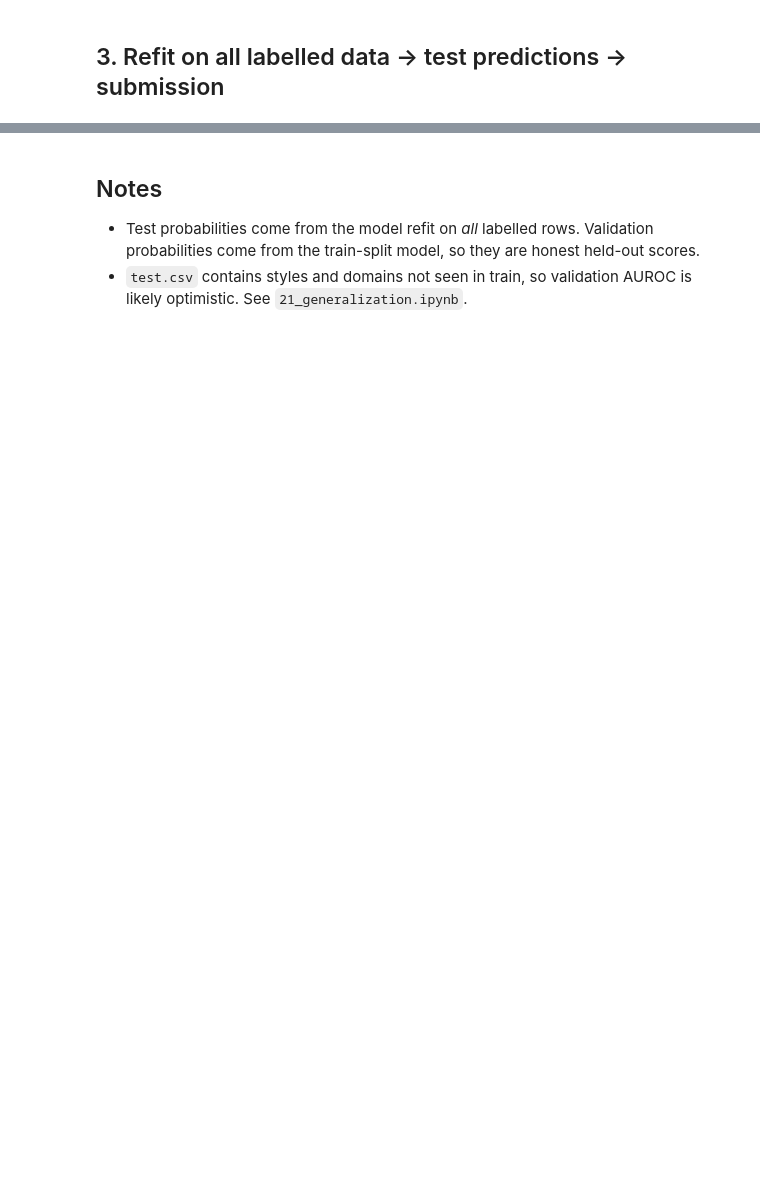
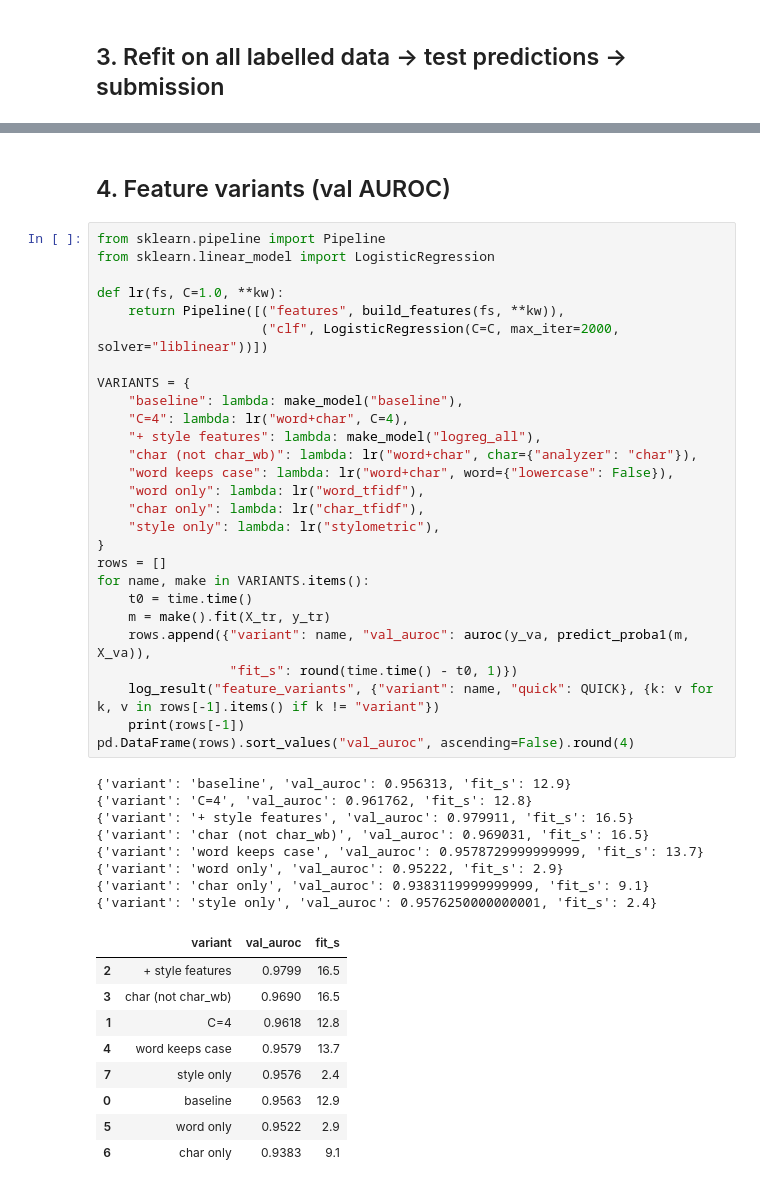
Before and after one commit to 2akc/CS5785_GroupProject, a Jupyter notebook: notebooks/allen/baseline.ipynb, the cells around one changed output, grey strips where cells are left out. Saved outputs shown, nothing was run; the diff lists cells and outputs as text; blank space fills up the shorter version.

Commit message:
baseline done and one experiment done

```diff
--- a/notebooks/00_baseline.ipynb
+++ b/notebooks/allen/baseline.ipynb
@@ -130,7 +121,47 @@ log_result("baseline", config={"model": "baseline", "features": "word+char", "cl
-# %% [markdown]
-## Notes
-
-* Test probabilities come from the model refit on *all* labelled rows. Validation
-  probabilities come from the train-split model, so they are honest held-out scores.
-* `test.csv` contains styles and domains not seen in train, so validation AUROC is likely
-  optimistic. See `21_generalization.ipynb`.
+# %% [markdown]
+## 4. Feature variants (val AUROC)
+# %%
+from sklearn.pipeline import Pipeline
+from sklearn.linear_model import LogisticRegression
+
+def lr(fs, C=1.0, **kw):
+    return Pipeline([("features", build_features(fs, **kw)),
+                     ("clf", LogisticRegression(C=C, max_iter=2000, solver="liblinear"))])
+
+VARIANTS = {
+    "baseline": lambda: make_model("baseline"),
+    "C=4": lambda: lr("word+char", C=4),
+    "+ style features": lambda: make_model("logreg_all"),
+    "char (not char_wb)": lambda: lr("word+char", char={"analyzer": "char"}),
+    "word keeps case": lambda: lr("word+char", word={"lowercase": False}),
+    "word only": lambda: lr("word_tfidf"),
+    "char only": lambda: lr("char_tfidf"),
+    "style only": lambda: lr("stylometric"),
+}
+rows = []
+for name, make in VARIANTS.items():
+    t0 = time.time()
+    m = make().fit(X_tr, y_tr)
+    rows.append({"variant": name, "val_auroc": auroc(y_va, predict_proba1(m, X_va)),
+                 "fit_s": round(time.time() - t0, 1)})
+    log_result("feature_variants", {"variant": name, "quick": QUICK}, {k: v for k, v in rows[-1].items() if k != "variant"})
+    print(rows[-1])
+pd.DataFrame(rows).sort_values("val_auroc", ascending=False).round(4)
+# %% [output]
+{'variant': 'baseline', 'val_auroc': 0.956313, 'fit_s': 12.9}
+{'variant': 'C=4', 'val_auroc': 0.961762, 'fit_s': 12.8}
+{'variant': '+ style features', 'val_auroc': 0.979911, 'fit_s': 16.5}
+{'variant': 'char (not char_wb)', 'val_auroc': 0.969031, 'fit_s': 16.5}
+{'variant': 'word keeps case', 'val_auroc': 0.9578729999999999, 'fit_s': 13.7}
+{'variant': 'word only', 'val_auroc': 0.95222, 'fit_s': 2.9}
+{'variant': 'char only', 'val_auroc': 0.9383119999999999, 'fit_s': 9.1}
+{'variant': 'style only', 'val_auroc': 0.9576250000000001, 'fit_s': 2.4}
+|  | variant | val_auroc | fit_s |
+| 2 | + style features | 0.9799 | 16.5 |
+| 3 | char (not char_wb) | 0.9690 | 16.5 |
+| 1 | C=4 | 0.9618 | 12.8 |
+| 4 | word keeps case | 0.9579 | 13.7 |
+| 7 | style only | 0.9576 | 2.4 |
+| 0 | baseline | 0.9563 | 12.9 |
+| 5 | word only | 0.9522 | 2.9 |
+| 6 | char only | 0.9383 | 9.1 |
```
Also changed, not shown: parts of 7 cells of this notebook, 39 other files.
